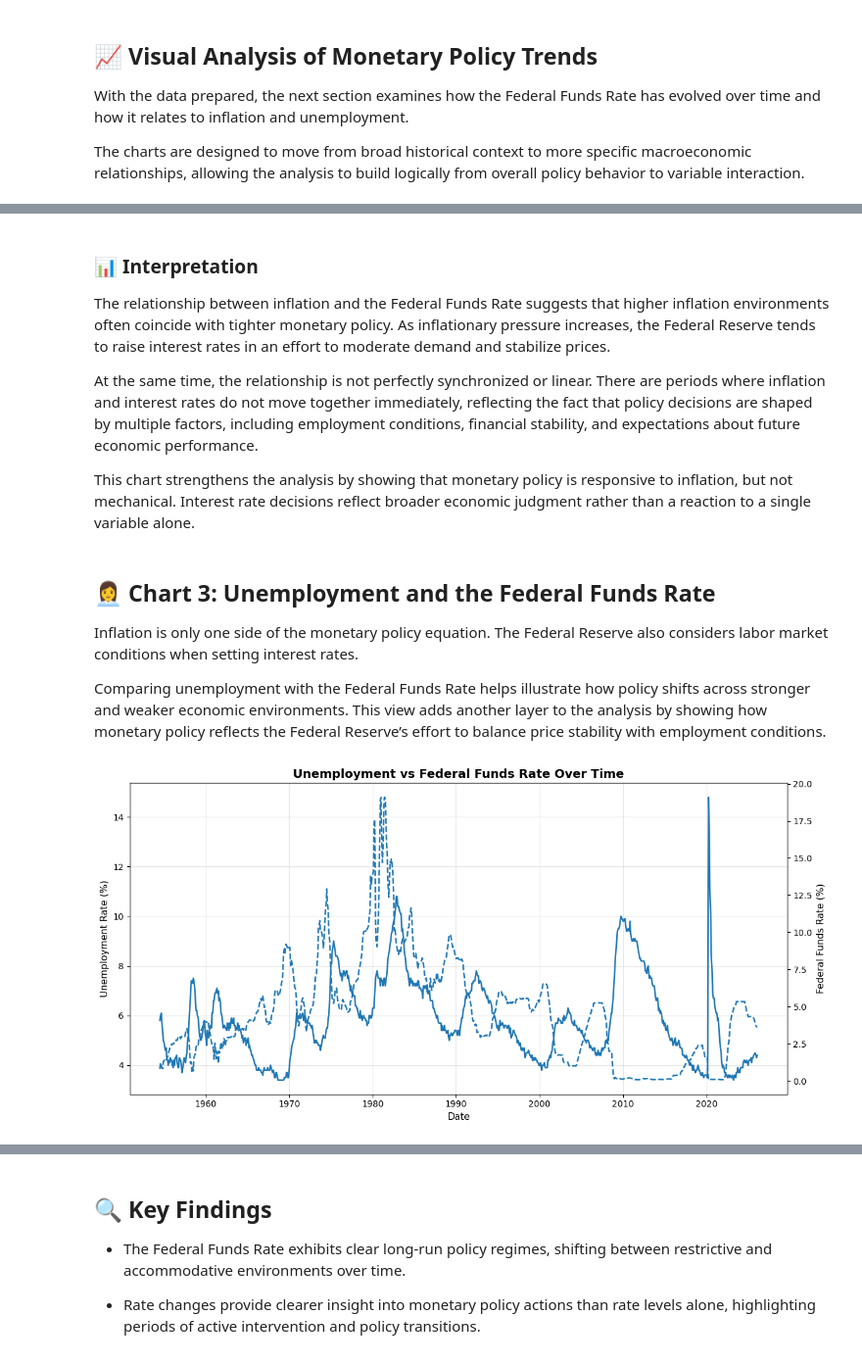
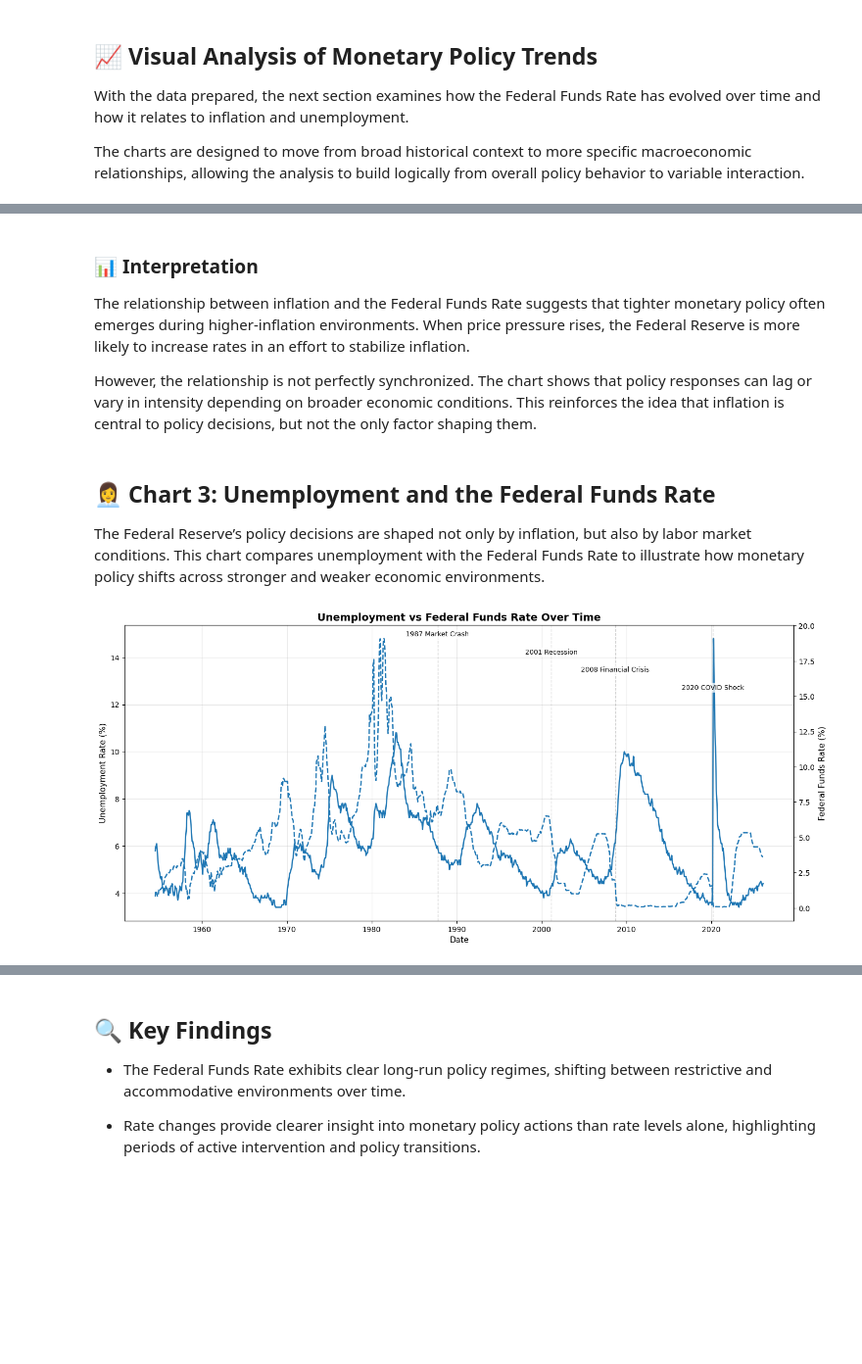
Before and after one commit to cfoybowman/us-monetary-policy-analysis, a Jupyter notebook: notebook/02_visual_analysis_and_interpretation.ipynb, the cells around one changed output, grey strips where cells are left out. Shown at 98% size. Drawn from its saved outputs; the diff is of its cells as text; code cells hidden in the pictures; blank space fills up the shorter version.

```diff
--- a/notebook/02_visual_analysis_and_interpretation.ipynb
+++ b/notebook/02_visual_analysis_and_interpretation.ipynb
@@ -127,31 +196,38 @@ plt.show()
-# %% [markdown]
-### 📊 Interpretation
-
-The relationship between inflation and the Federal Funds Rate suggests that higher inflation environments often coincide with tighter monetary policy. As inflationary pressure increases, the Federal Reserve tends to raise interest rates in an effort to moderate demand and stabilize prices.
-
-At the same time, the relationship is not perfectly synchronized or linear. There are periods where inflation and interest rates do not move together immediately, reflecting the fact that policy decisions are shaped by multiple factors, including employment conditions, financial stability, and expectations about future economic performance.
-
-This chart strengthens the analysis by showing that monetary policy is responsive to inflation, but not mechanical. Interest rate decisions reflect broader economic judgment rather than a reaction to a single variable alone.
+# %% [markdown]
+### 📊 Interpretation
+
+The relationship between inflation and the Federal Funds Rate suggests that tighter monetary policy often emerges during higher-inflation environments. When price pressure rises, the Federal Reserve is more likely to increase rates in an effort to stabilize inflation.
+
+However, the relationship is not perfectly synchronized. The chart shows that policy responses can lag or vary in intensity depending on broader economic conditions. This reinforces the idea that inflation is central to policy decisions, but not the only factor shaping them.
 # %% [markdown]
 ## 👩‍💼 Chart 3: Unemployment and the Federal Funds Rate
 
-Inflation is only one side of the monetary policy equation. The Federal Reserve also considers labor market conditions when setting interest rates.
-
-Comparing unemployment with the Federal Funds Rate helps illustrate how policy shifts across stronger and weaker economic environments. This view adds another layer to the analysis by showing how monetary policy reflects the Federal Reserve’s effort to balance price stability with employment conditions.
+The Federal Reserve’s policy decisions are shaped not only by inflation, but also by labor market conditions. This chart compares unemployment with the Federal Funds Rate to illustrate how monetary policy shifts across stronger and weaker economic environments.
 # %%
-fig, ax1 = plt.subplots(figsize=(12, 6))
+fig, ax1 = plt.subplots(figsize=(14, 7))
 
 ax1.plot(df["Date"], df["Unemployment"], linewidth=1.8)
 ax1.set_xlabel("Date")
 ax1.set_ylabel("Unemployment Rate (%)")
+ax1.grid(alpha=0.3)
 
 ax2 = ax1.twinx()
 ax2.plot(df["Date"], df["Fed Rate"], linestyle="--", linewidth=1.8)
 ax2.set_ylabel("Federal Funds Rate (%)")
 
-ax1.grid(alpha=0.3)
+unemployment_events = {
+    "1987 Market Crash": "1987-10-01",
+    "2001 Recession": "2001-03-01",
+    "2008 Financial Crisis": "2008-09-01",
+    "2020 COVID Shock": "2020-03-01"
+}
+
+add_event_annotations(ax1, unemployment_events)
+
 plt.title("Unemployment vs Federal Funds Rate Over Time")
 fig.tight_layout()
+plt.subplots_adjust(top=0.88)
+plt.savefig("images/unemployment_vs_fed_rate.png", dpi=300, bbox_inches="tight")
 plt.show()
 # %% [output]
-[figure, old version]
+[figure, new version]
```
Also changed, not shown: parts of 23 cells of this notebook, 10 other files.
